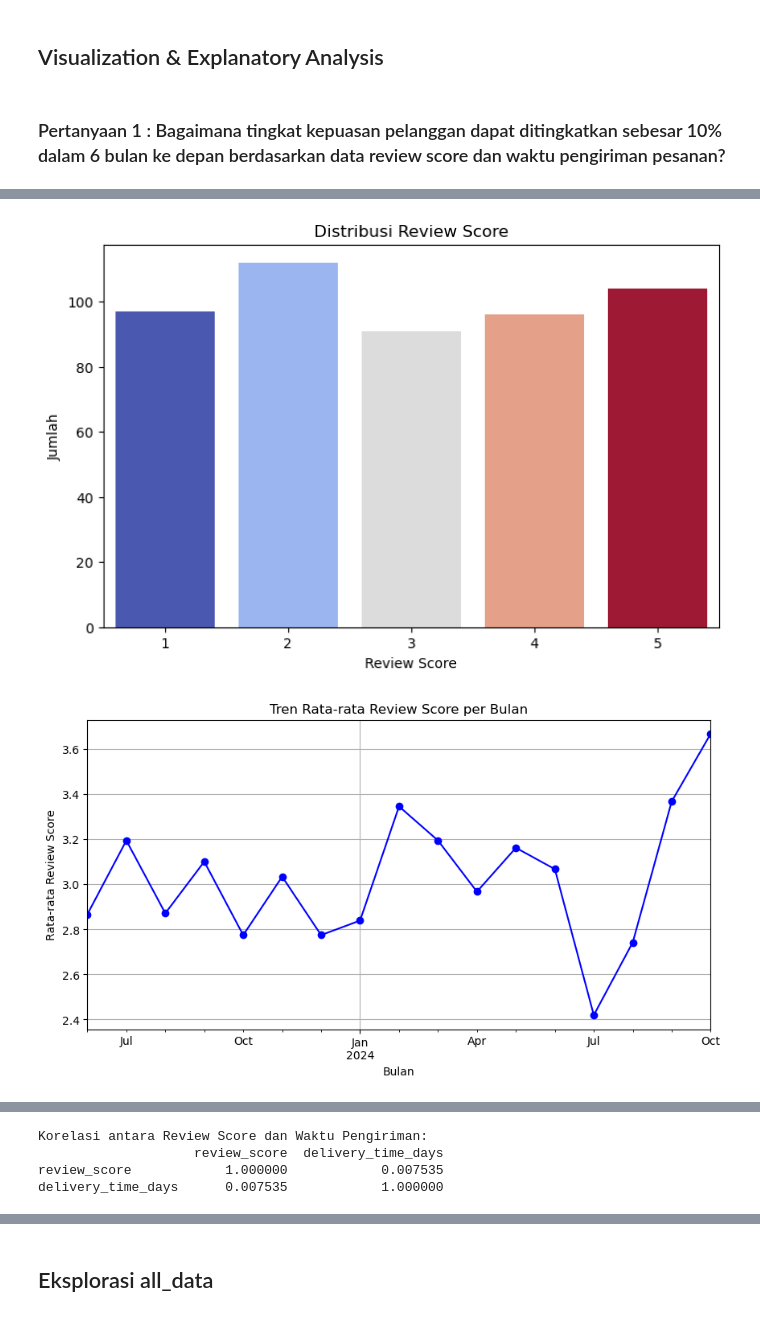
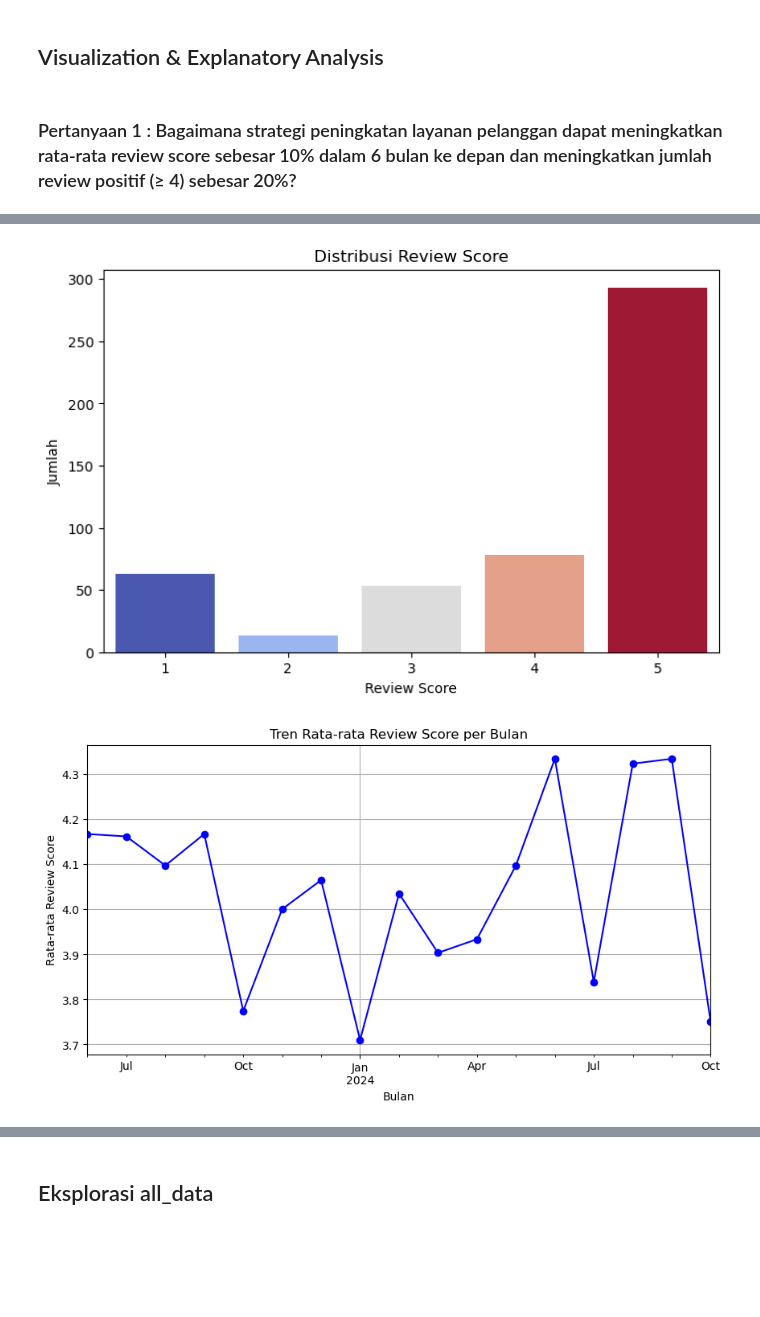
Before and after one commit to Alpii21/submission-data, a Jupyter notebook: notebook.ipynb, the cells around one changed output, grey strips where cells are left out. Cells and saved outputs as stored; diff of their text form; code cells hidden in the pictures; blank space fills up the shorter version.

```diff
--- a/notebook.ipynb
+++ b/notebook.ipynb
@@ -309,6 +309,8 @@ dtype: int64
 - Menghapus 610 missing value pada kolom product_category_name,610 missing value pada kolom product_name_lenght,610 missing value pada kolom product_photos_qty, & 2 missing value pada kolom product_weight_g, product_length_cm, product_height_cm, product_width_cm
 # %% [markdown]
 ### Exploratory Data Analysis (EDA)
+# %%
+orders_df["order_purchase_timestamp"] = pd.to_datetime(orders_df["order_purchase_timestamp"])
 # %%
 merged_orders = orders_df \
     .merge(order_items_dataset_df, on="order_id", how="left") \
@@ -389,14 +367,15 @@ print(merged_customers)
 # %% [markdown]
 ## Visualization & Explanatory Analysis
 # %% [markdown]
-### Pertanyaan 1 : Bagaimana tingkat kepuasan pelanggan dapat ditingkatkan sebesar 10% dalam 6 bulan ke depan berdasarkan data review score dan waktu pengiriman pesanan?
+### Pertanyaan 1 : Bagaimana strategi peningkatan layanan pelanggan dapat meningkatkan rata-rata review score sebesar 10% dalam 6 bulan ke depan dan meningkatkan jumlah review positif (≥ 4) sebesar 20%?
 # %%
-# data customer (E-Commerce Public Dataset)
+# Menyesuaikan panjang data
+min_length = min(len(orders_df), len(order_reviews_df), 500)
+
 data = {
-    'order_id': range(1, 501),
-    'review_score': np.random.randint(1, 6, 500),  # Skala 1-5
-    'delivery_time_days': np.random.randint(1, 15, 500),  # Lama pengiriman dalam hari
-    'order_date': pd.date_range(start='2023-06-01', periods=500, freq='D')
+    "order_id": range(1, min_length + 1),
+    "review_score": order_reviews_df["review_score"].fillna(order_reviews_df["review_score"].median()).astype(int)[:min_length],
+    "order_date": pd.date_range(start='2023-06-01', periods=min_length, freq='D')
 }
 df = pd.DataFrame(data)
 
@@ -412,8 +391,8 @@ plt.ylabel('Jumlah')
 plt.show()
 
 # Tren rata-rata review score per bulan
-df['order_month'] = df['order_date'].dt.to_period('M')
-monthly_review = df.groupby('order_month')['review_score'].mean()
+df['order_date'] = df['order_date'].dt.to_period('M')
+monthly_review = df.groupby('order_date')['review_score'].mean()
 
 plt.figure(figsize=(10, 5))
 monthly_review.plot(marker='o', color='b')
@@ -422,17 +401,4 @@ plt.xlabel('Bulan')
 plt.ylabel('Rata-rata Review Score')
 plt.grid()
 plt.show()
-
-# Hubungan antara waktu pengiriman dan review score
-plt.figure(figsize=(8, 5))
-sns.boxplot(x='review_score', y='delivery_time_days', data=df, hue='review_score', palette='viridis', legend=False)
-plt.title('Waktu Pengiriman vs Review Score')
-plt.xlabel('Review Score')
-plt.ylabel('Waktu Pengiriman (hari)')
-plt.show()
-
-# Korelasi
-correlation = df[['review_score', 'delivery_time_days']].corr()
-print("\nKorelasi antara Review Score dan Waktu Pengiriman:")
-print(correlation)
 # %% [output]
@@ -448,2 +414,2 @@ std    144.481833      1.424093            3.993373                  NaN
-[figure, old version]
+[figure, new version]
-[figure, old version]
+[figure, new version]
@@ -451,5 +416 @@ std    144.481833      1.424093            3.993373                  NaN
-Korelasi antara Review Score dan Waktu Pengiriman:
-                    review_score  delivery_time_days
-review_score            1.000000            0.007535
-delivery_time_days      0.007535            1.000000
 # %% [markdown]
```
Also changed, not shown: parts of 8 cells of this notebook, 1 other file.
